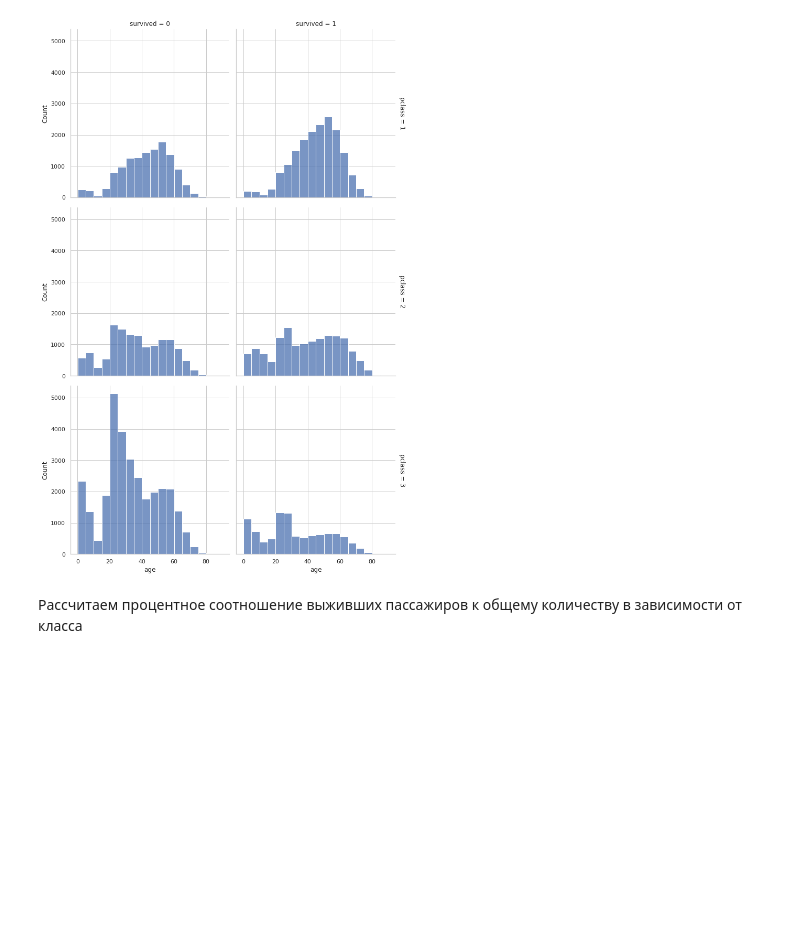
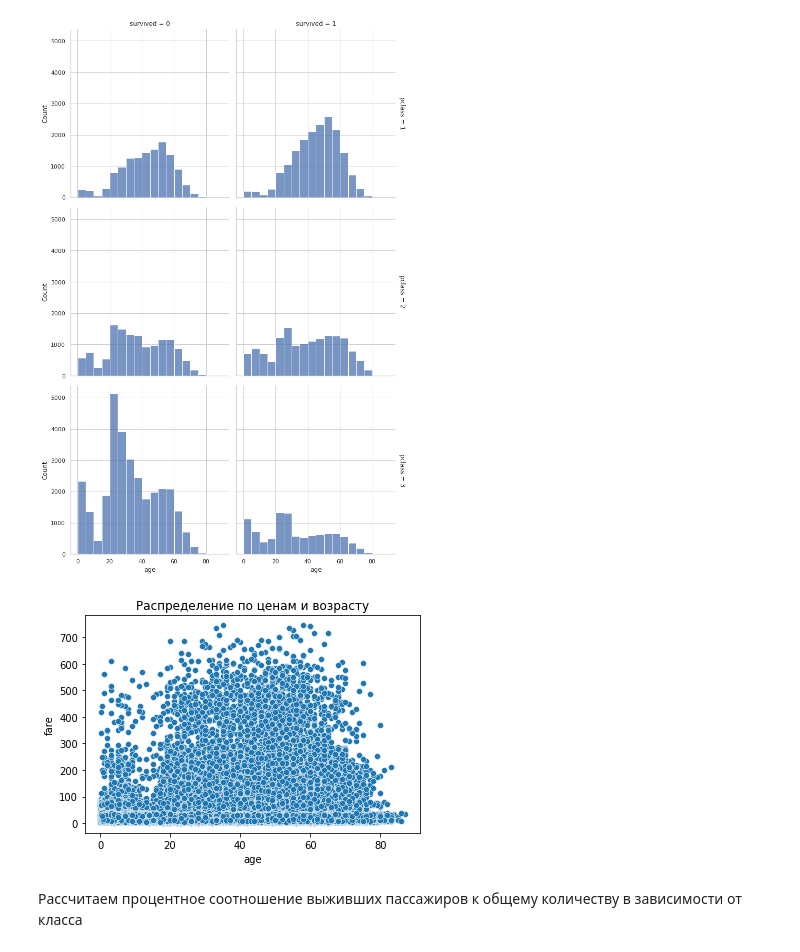
Before and after one commit to niksonnn/rss, a Jupyter notebook: Titanik_EDA.ipynb, the cells around one changed output. Cells and saved outputs as stored; diff of their text form; code cells hidden in the pictures; blank space fills up the shorter version.

```diff
--- a/Titanik_EDA.ipynb
+++ b/Titanik_EDA.ipynb
@@ -606,6 +622,12 @@ sns.displot(df, x='age', col="survived", row="pclass",
 plt.show();
 # %% [output]
 [figure]
+# %%
+sns.scatterplot(df['age'], df['fare'])
+plt.title('Распределение по ценам и возрасту')
+plt.show()
+# %% [output]
+[figure, added]
 # %% [markdown]
 Рассчитаем процентное соотношение выживших пассажиров к общему количеству в зависимости от класса
 # %%
```
Also changed, not shown: parts of 9 cells of this notebook.
